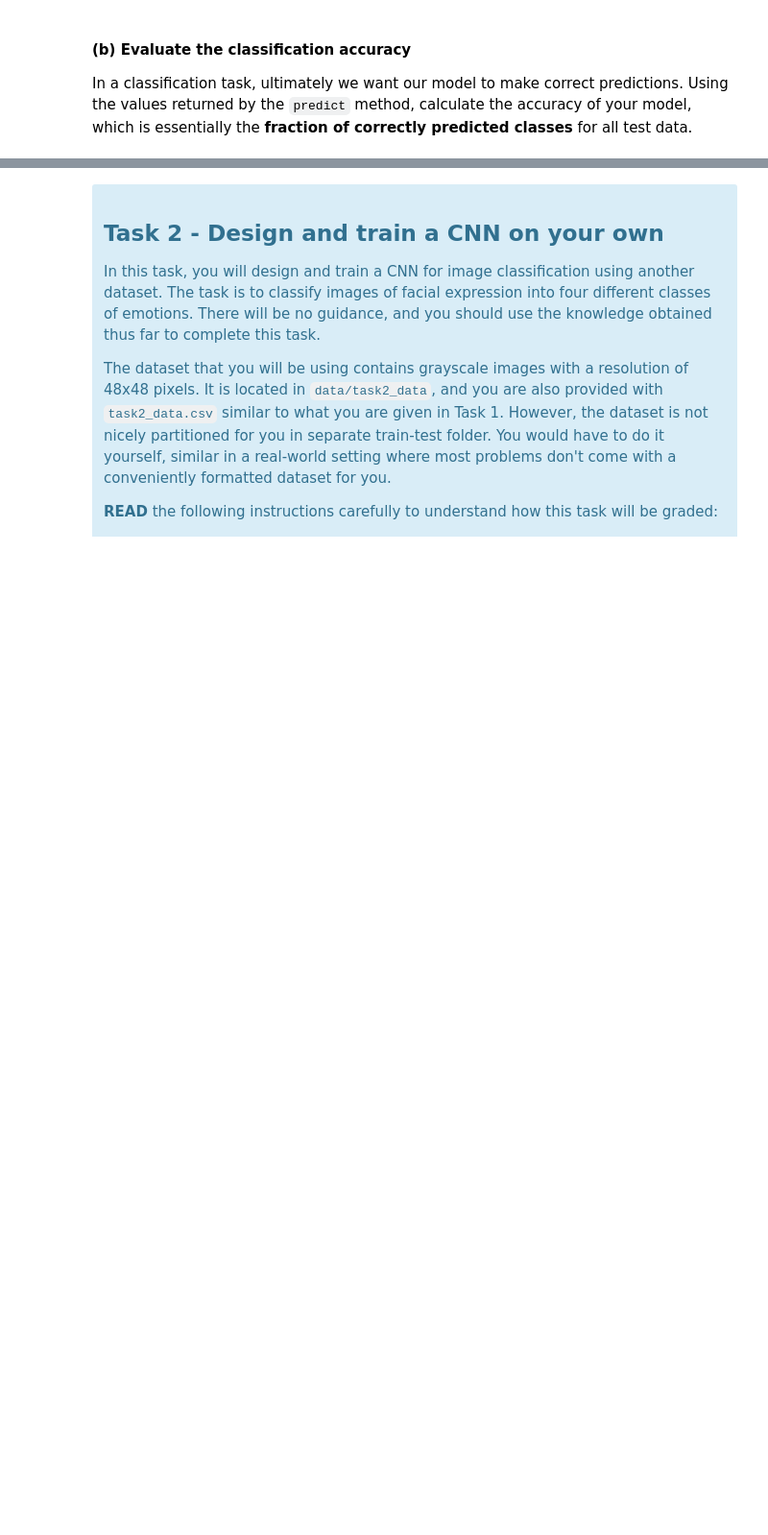
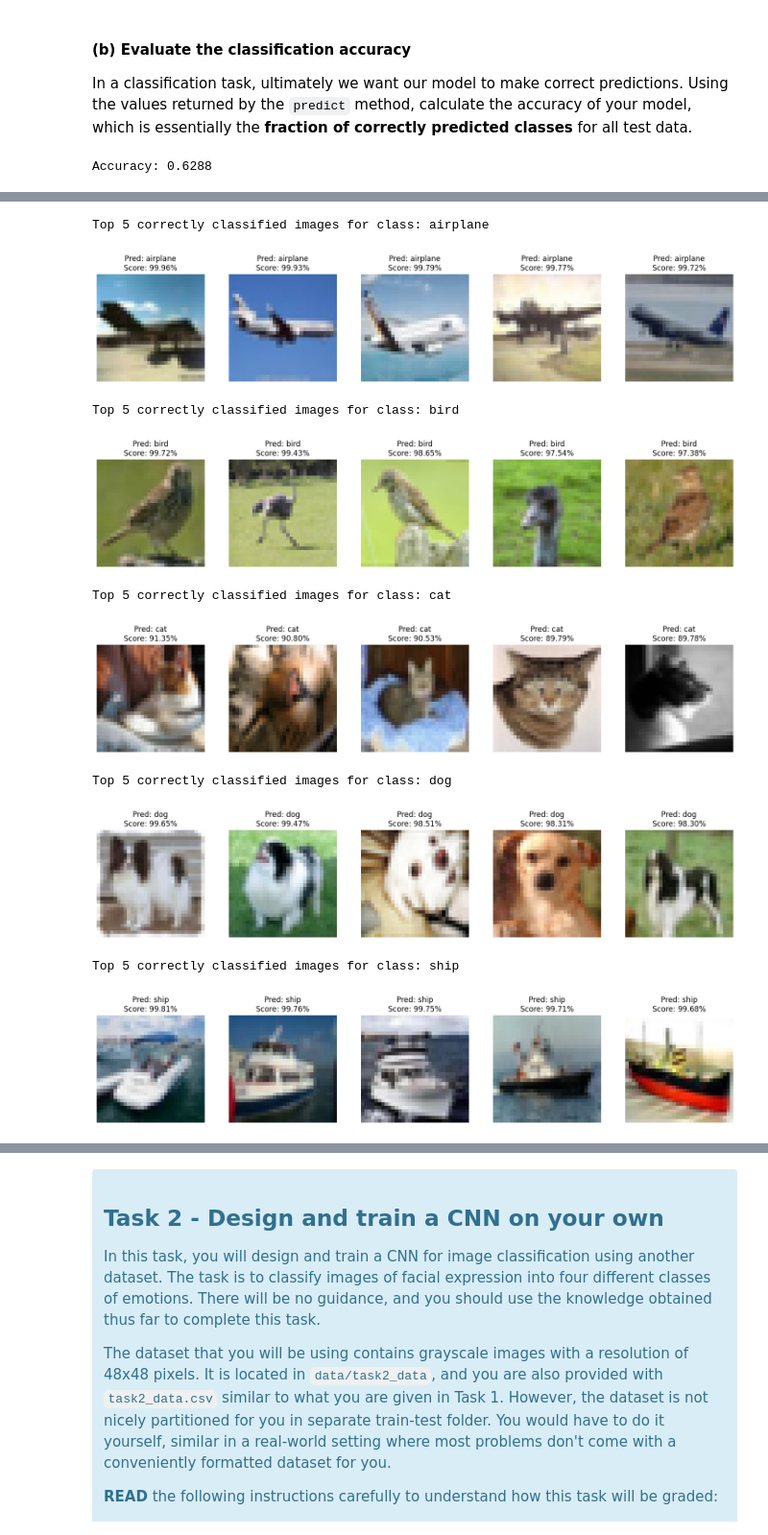
Before and after one commit to dillonlyr/ECE4179_Codes, a Jupyter notebook: Lab 4/Lab_4_student_2025.ipynb, the cells around one changed output, grey strips where cells are left out. Shown at 96% size. Saved outputs shown, nothing was run; the diff lists cells and outputs as text; code cells hidden in the pictures; blank space fills up the shorter version.

```diff
--- a/Lab 4/Lab_4_student_2025.ipynb
+++ b/Lab 4/Lab_4_student_2025.ipynb
@@ -315,8 +413,11 @@ x_all, y_all, logit = model_best.predict(loader_test)
 # T1.4b IMPORTANT: Please do not edit/remove this comment.
 
 # To obtain the prediction classes from logit, you have to use softmax and then look for the class with the highest probability
-accuracy = ???
+predicted_classes = torch.argmax(F.softmax(logit, dim=1), dim=1)
+accuracy = (predicted_classes == y_all).sum().item() / len(y_all)
 print(f'Accuracy: {accuracy:.4f}')
+# %% [output]
+Accuracy: 0.6288
 # %% [markdown]
 #### (c) Top (correctly) Classified Images
 
@@ -337,3 +434,46 @@ An example of an expected output for the Top Classified images for the "car" cla
+# %%
+# T1.4c IMPORTANT: Please do not edit/remove this comment.
+
+# Denormalization function
+def denormalize(image, mean, std):
+    mean = torch.tensor(mean).view(3, 1, 1)
+    std = torch.tensor(std).view(3, 1, 1)
+    return image * std + mean
+
+# Find the top 5 correctly classified images for each class
+correct_indices = (predicted_classes == y_all).nonzero(as_tuple=True)[0]
+softmax_scores = torch.softmax(logit, dim=1)  # Get softmax scores for all predictions
+
+for class_idx, class_name in enumerate(class_names):
+    # Filter correct predictions for the current class
+    class_correct_indices = correct_indices[(y_all[correct_indices] == class_idx)]
+    class_correct_scores = softmax_scores[class_correct_indices, class_idx]
+
+    # Get top 5 highest scores
+    top5_indices = class_correct_indices[class_correct_scores.argsort(descending=True)[:5]]
+
+    # Print all top 5 images for the current class on one line
+    print(f"Top 5 correctly classified images for class: {class_name}")
+    fig, axes = plt.subplots(1, 5, figsize=(15, 3))
+    for i, idx in enumerate(top5_indices):
+        # Denormalize the image
+        image = denormalize(x_all[idx], mean=[0.5, 0.5, 0.5], std=[0.5, 0.5, 0.5])
+        axes[i].imshow(image.permute(1, 2, 0).clip(0, 1))  # Clip values to [0, 1] after denormalization
+        axes[i].set_title(f"Pred: {class_names[predicted_classes[idx]]}\nScore: {softmax_scores[idx, predicted_classes[idx]]:.2%}")
+        axes[i].axis('off')
+    plt.tight_layout()
+    plt.show()
+# %% [output]
+Top 5 correctly classified images for class: airplane
+[figure, added]
+Top 5 correctly classified images for class: bird
+[figure, added]
+Top 5 correctly classified images for class: cat
+[figure, added]
+Top 5 correctly classified images for class: dog
+[figure, added]
+Top 5 correctly classified images for class: ship
+[figure, added]
 # %% [markdown]
 #### (d) Top Misclassified Images
 
```
Also changed, not shown: parts of 24 cells of this notebook, 13 other files.
